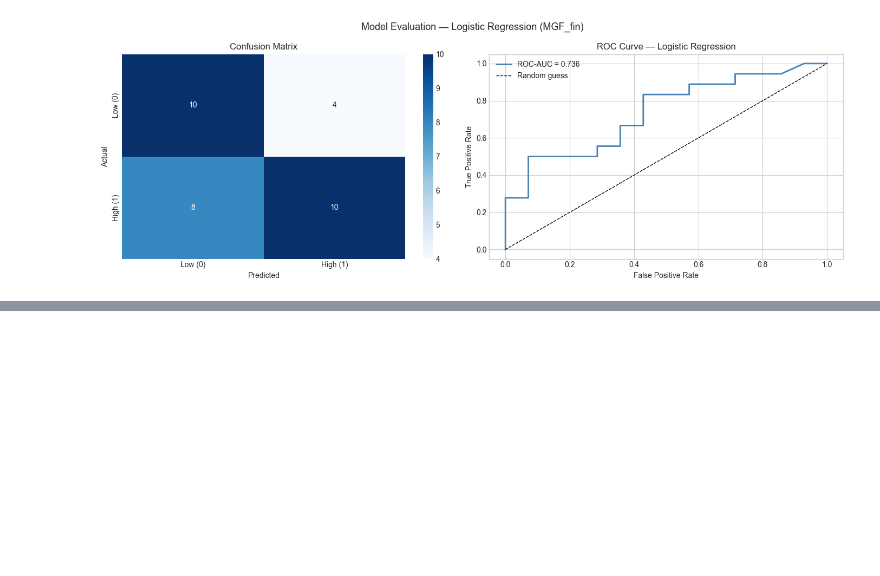
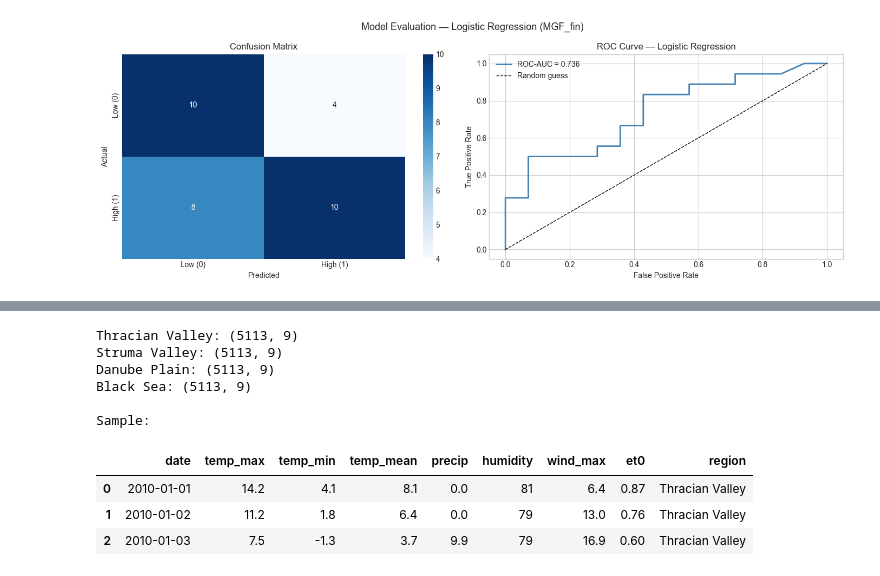
Before and after one commit to PappoIvanov/plasmopara-viticola, a Jupyter notebook: notebooks/grapevine_downy_mildew_analysis.ipynb, the cells around one changed output, grey strips where cells are left out. Cells and saved outputs as stored; diff of their text form; code cells hidden in the pictures; blank space fills up the shorter version.

```diff
--- a/notebooks/grapevine_downy_mildew_analysis.ipynb
+++ b/notebooks/grapevine_downy_mildew_analysis.ipynb
@@ -826,0 +840,31 @@ The ROC curve lies consistently above the diagonal (random guess baseline), conf
+# %%
+regions = {
+    'Thracian Valley': '../data/raw/weather_Thracian_Valley_Plovdiv_2010_2023.csv',
+    'Struma Valley':   '../data/raw/weather_Struma_Valley_Sandanski_2010_2023.csv',
+    'Danube Plain':    '../data/raw/weather_Danube_Plain_Pleven_2010_2023.csv',
+    'Black Sea':       '../data/raw/weather_Black_Sea_Varna_2010_2023.csv'
+}
+
+dfs = {}
+for name, path in regions.items():
+    df = pd.read_csv(path, skiprows=3)
+    df.columns = ['date', 'temp_max', 'temp_min', 'temp_mean',
+                 'precip', 'humidity', 'wind_max', 'et0']
+    df['date'] = pd.to_datetime(df['date'])
+    df['region'] = name
+    dfs[name] = df
+    print(f"{name}: {df.shape}")
+
+print(f"\nSample:")
+dfs['Thracian Valley'].head(3)
+# %% [output]
+Thracian Valley: (5113, 9)
+Struma Valley: (5113, 9)
+Danube Plain: (5113, 9)
+Black Sea: (5113, 9)
+
+Sample:
+|  | date | temp_max | temp_min | temp_mean | precip | humidity | wind_max | et0 | region |
+| 0 | 2010-01-01 | 14.2 | 4.1 | 8.1 | 0.0 | 81 | 6.4 | 0.87 | Thracian Valley |
+| 1 | 2010-01-02 | 11.2 | 1.8 | 6.4 | 0.0 | 79 | 13.0 | 0.76 | Thracian Valley |
+| 2 | 2010-01-03 | 7.5 | -1.3 | 3.7 | 9.9 | 79 | 16.9 | 0.60 | Thracian Valley |
```
Also changed, not shown: parts of 12 cells of this notebook.
